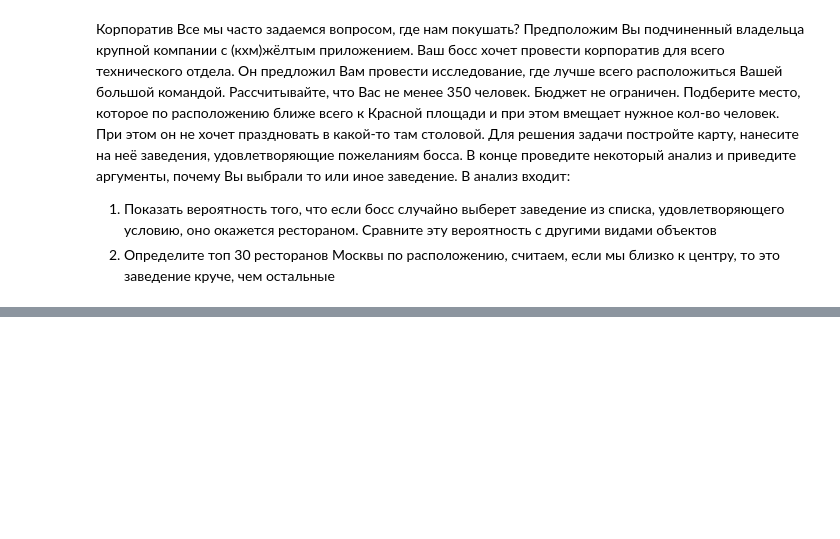
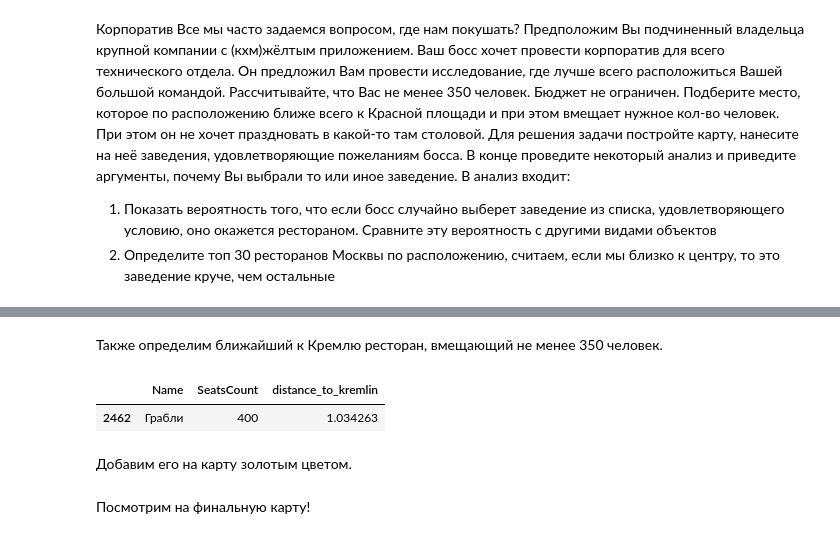
Before and after one commit to Arslan223/Corporate, a Jupyter notebook: corporate-research.ipynb, the cells around one changed output, grey strips where cells are left out. Cells and saved outputs as stored; diff of their text form; code cells hidden in the pictures; blank space fills up the shorter version.

```diff
--- a/corporate-research.ipynb
+++ b/corporate-research.ipynb
@@ -14,0 +188,11 @@ sns.set(style='whitegrid', font_scale=1.3, palette='Set2')
+# %% [markdown]
+Также определим ближайший к Кремлю ресторан, вмещающий не менее 350 человек.
+# %%
+nearest = pb_train_th.sort_values(by='distance_to_kremlin', ascending=True).head(1)
+nearest_bw = nearest[['Name', 'SeatsCount', 'distance_to_kremlin']]
+nearest_bw
+# %% [output]
+|  | Name | SeatsCount | distance_to_kremlin |
+| 2462 | Грабли | 400 | 1.034263 |
+# %% [markdown]
+Добавим его на карту золотым цветом.
@@ -14,0 +211,2 @@ sns.set(style='whitegrid', font_scale=1.3, palette='Set2')
+# %% [markdown]
+Посмотрим на финальную карту!
```
Also changed, not shown: parts of 29 cells of this notebook, 2 other files.
